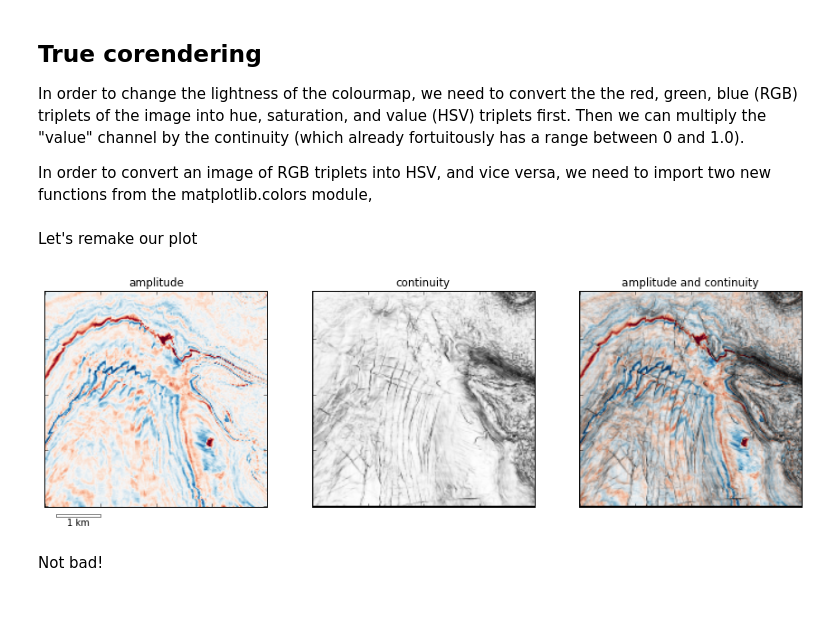
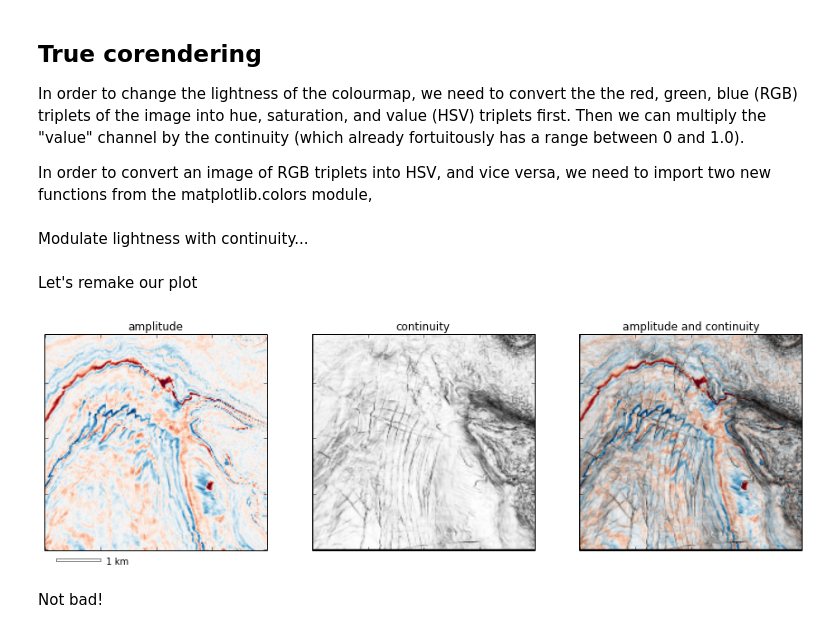
Before and after one commit to agilescientific/notebooks, a Jupyter notebook: Corendering_attributes.ipynb, the cells around one changed output. Saved outputs shown, nothing was run; the diff lists cells and outputs as text; code cells hidden in the pictures; blank space fills up the shorter version.

```diff
--- a/Corendering_attributes.ipynb
+++ b/Corendering_attributes.ipynb
@@ -13,7 +15,7 @@ import matplotlib.cm as cm
 Let's load two time slices from disk. The first one is a time slice of the seismic amplitudes, the second is a time slice from a continuity attribute. Continuity is also sometimes referred to as similarity, variance, or coherence. These are edge-detection type attributes that are useful for looking for faults, fractures, and other discontinuities in the data.
 # %%
 A = np.load('data/amp_slice.npy')
-B = np.load('data/cont.npy')
+C = np.load('data/cont.npy')
 # %% [markdown]
 The arrays should be exactly the same size:
 # %%
@@ -44,7 +45,7 @@ import matplotlib.pyplot as plt
 from matplotlib.path import Path
 import matplotlib.patches as patches
 
-def add_scale(ax, xo=10., yo=-10., dx=40., dy=2.5, spacing = 25., units='km'):
+def add_scale(ax, xo=10., yo=-10., dx=40., dy=2.5, spacing=25., units='km'):
     distance = int(spacing * dx / 1000.0)
     verts = [
         (xo, yo), # left, bottom
@@ -65,7 +66,7 @@ def add_scale(ax, xo=10., yo=-10., dx=40., dy=2.5, spacing = 25., units='km'):
     patch = patches.PathPatch(path, facecolor='w', lw=1, alpha=0.5)
     ptch = ax.add_patch(patch)
     patch.set_clip_on(False)   # to draw scale outside axes boundary
-    ax.text(xo+(dx/2.),yo-(dy/2.), str(distance) + ' ' + units, horizontalalignment='center', verticalalignment='top')
+    ax.text(xo+dx, yo, '  ' + str(distance) + ' ' + units, horizontalalignment='left', verticalalignment='center')
     return
 # %% [markdown]
 ## Simple overlay of attributes
@@ -108,39 +109,40 @@ In order to change the lightness of the colourmap, we need to convert the the re
 In order to convert an image of RGB triplets into HSV, and vice versa, we need to import two new functions from the matplotlib.colors module,
 # %%
 from matplotlib.colors import rgb_to_hsv, hsv_to_rgb
+# %% [markdown]
+Modulate lightness with continuity...
 # %%
-# Modulate lightness with Continuity
 hsv = rgb_to_hsv(img_array[:,:,:3])
-hsv[:, :, 2] *= B
-new = hsv_to_rgb(hsv)
+hsv[:, :, 2] *= C
+corendered = hsv_to_rgb(hsv)
 # %% [markdown]
 Let's remake our plot
 # %%
 fig = plt.figure(figsize=(15,5))
 ax1 = fig.add_subplot(131)
 ax2 = fig.add_subplot(132)
 ax3 = fig.add_subplot(133)
 
 ax1.set_title('amplitude')
 ax1.imshow(img_array, origin='bottom')
 ax1.set_xticklabels([])
 ax1.set_yticklabels([])
 add_scale(ax1)
 
 ax2.set_title('continuity')
-ax2.imshow(B, cmap='Greys_r', origin='bottom')
+ax2.imshow(C, cmap='Greys_r', origin='bottom')
 ax2.set_xticklabels([])
 ax2.set_yticklabels([])
 
 ax3.set_title('amplitude and continuity')
-ax3.imshow(new,  origin='bottom')
+ax3.imshow(corendered,  origin='bottom')
 ax3.set_xticklabels([])
 ax3.set_yticklabels([])
 
 plt.show()
-fig.savefig('images/Amp_Cont_3panel_better.png')
+#fig.savefig('images/Amp_Cont_3panel_better.png')
 # %% [output]
-[figure, old version]
+[figure, new version]
 # %% [markdown]
 Not bad!
 # %% [markdown]
```
Also changed, not shown: parts of 24 cells of this notebook.
